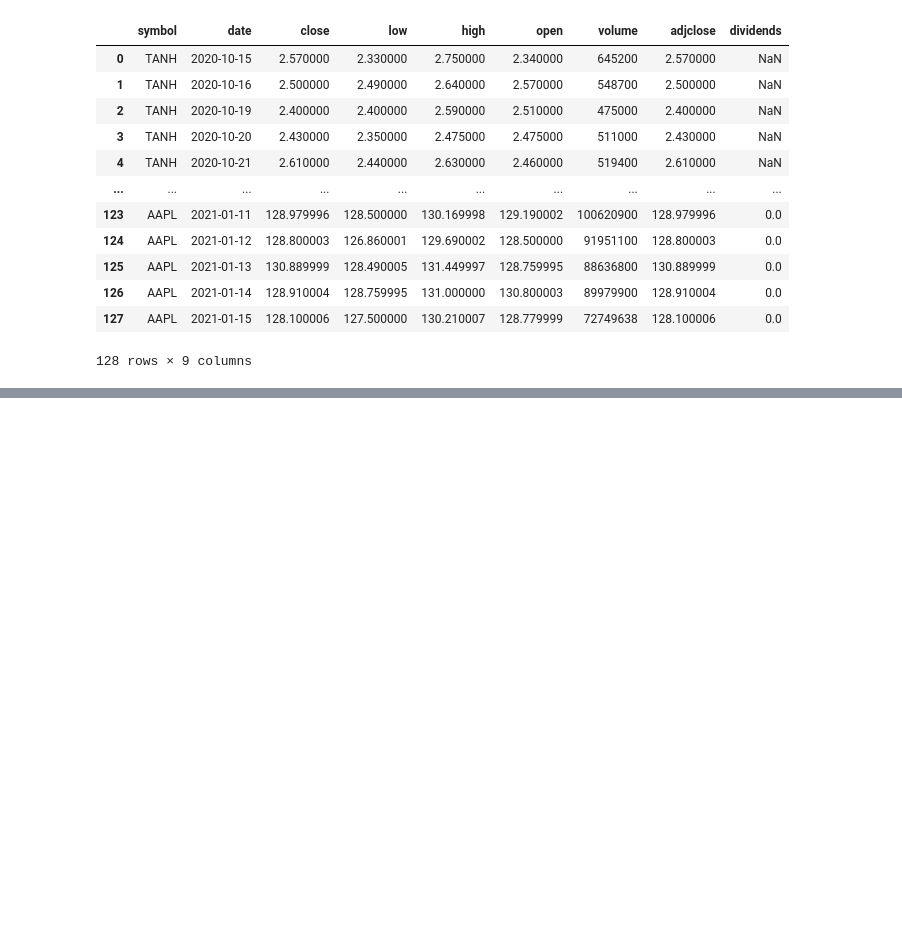
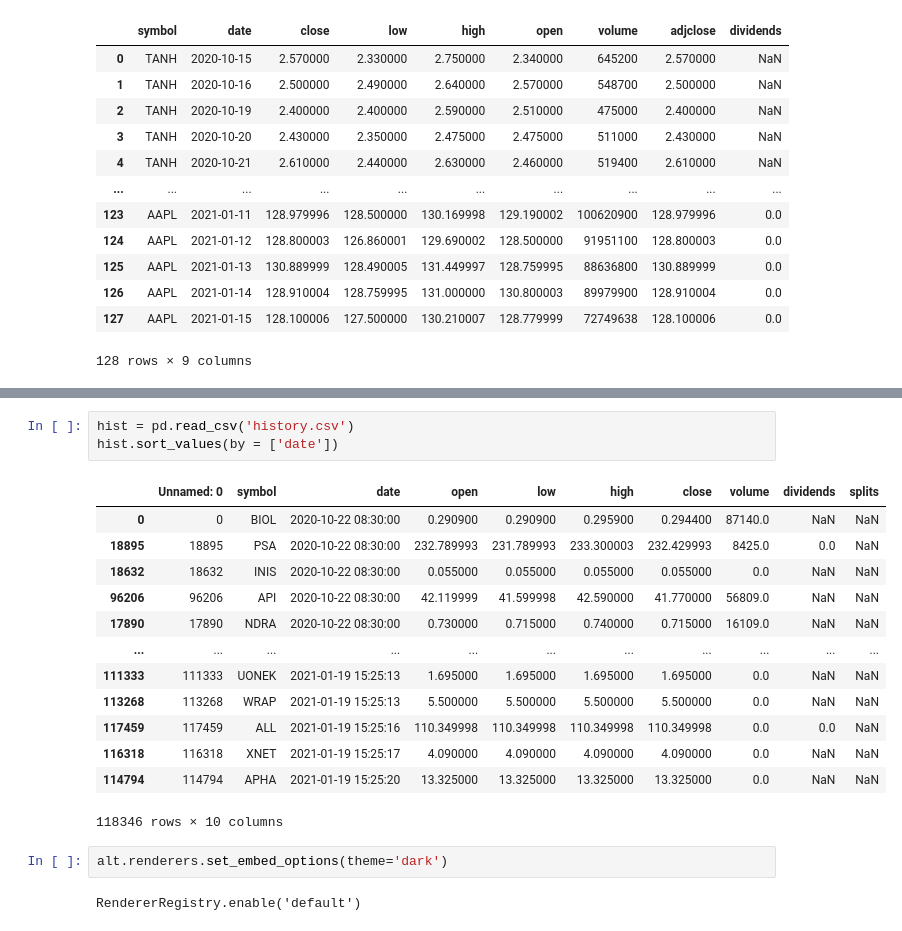
Before and after one commit to KobaKhit/reddit-stocks-streamlit, a Jupyter notebook: test.ipynb, the cells around one changed output, grey strips where cells are left out. Saved outputs shown, nothing was run; the diff lists cells and outputs as text; blank space fills up the shorter version.

```diff
--- a/test.ipynb
+++ b/test.ipynb
@@ -252,0 +251,21 @@ pd.concat([pd.DataFrame()])
+# %%
+hist = pd.read_csv('history.csv')
+hist.sort_values(by = ['date'])
+# %% [output]
+|  | Unnamed: 0 | symbol | date | open | low | high | close | volume | dividends | splits |
+| 0 | 0 | BIOL | 2020-10-22 08:30:00 | 0.290900 | 0.290900 | 0.295900 | 0.294400 | 87140.0 | NaN | NaN |
+| 18895 | 18895 | PSA | 2020-10-22 08:30:00 | 232.789993 | 231.789993 | 233.300003 | 232.429993 | 8425.0 | 0.0 | NaN |
+| 18632 | 18632 | INIS | 2020-10-22 08:30:00 | 0.055000 | 0.055000 | 0.055000 | 0.055000 | 0.0 | NaN | NaN |
+| 96206 | 96206 | API | 2020-10-22 08:30:00 | 42.119999 | 41.599998 | 42.590000 | 41.770000 | 56809.0 | NaN | NaN |
+| 17890 | 17890 | NDRA | 2020-10-22 08:30:00 | 0.730000 | 0.715000 | 0.740000 | 0.715000 | 16109.0 | NaN | NaN |
+| ... | ... | ... | ... | ... | ... | ... | ... | ... | ... | ... |
+| 111333 | 111333 | UONEK | 2021-01-19 15:25:13 | 1.695000 | 1.695000 | 1.695000 | 1.695000 | 0.0 | NaN | NaN |
+| 113268 | 113268 | WRAP | 2021-01-19 15:25:13 | 5.500000 | 5.500000 | 5.500000 | 5.500000 | 0.0 | NaN | NaN |
+| 117459 | 117459 | ALL | 2021-01-19 15:25:16 | 110.349998 | 110.349998 | 110.349998 | 110.349998 | 0.0 | 0.0 | NaN |
+| 116318 | 116318 | XNET | 2021-01-19 15:25:17 | 4.090000 | 4.090000 | 4.090000 | 4.090000 | 0.0 | NaN | NaN |
+| 114794 | 114794 | APHA | 2021-01-19 15:25:20 | 13.325000 | 13.325000 | 13.325000 | 13.325000 | 0.0 | NaN | NaN |
+118346 rows × 10 columns
+# %%
+alt.renderers.set_embed_options(theme='dark')
+# %% [output]
+RendererRegistry.enable('default')
```
Also changed, not shown: parts of 17 cells of this notebook, 9 other files.
